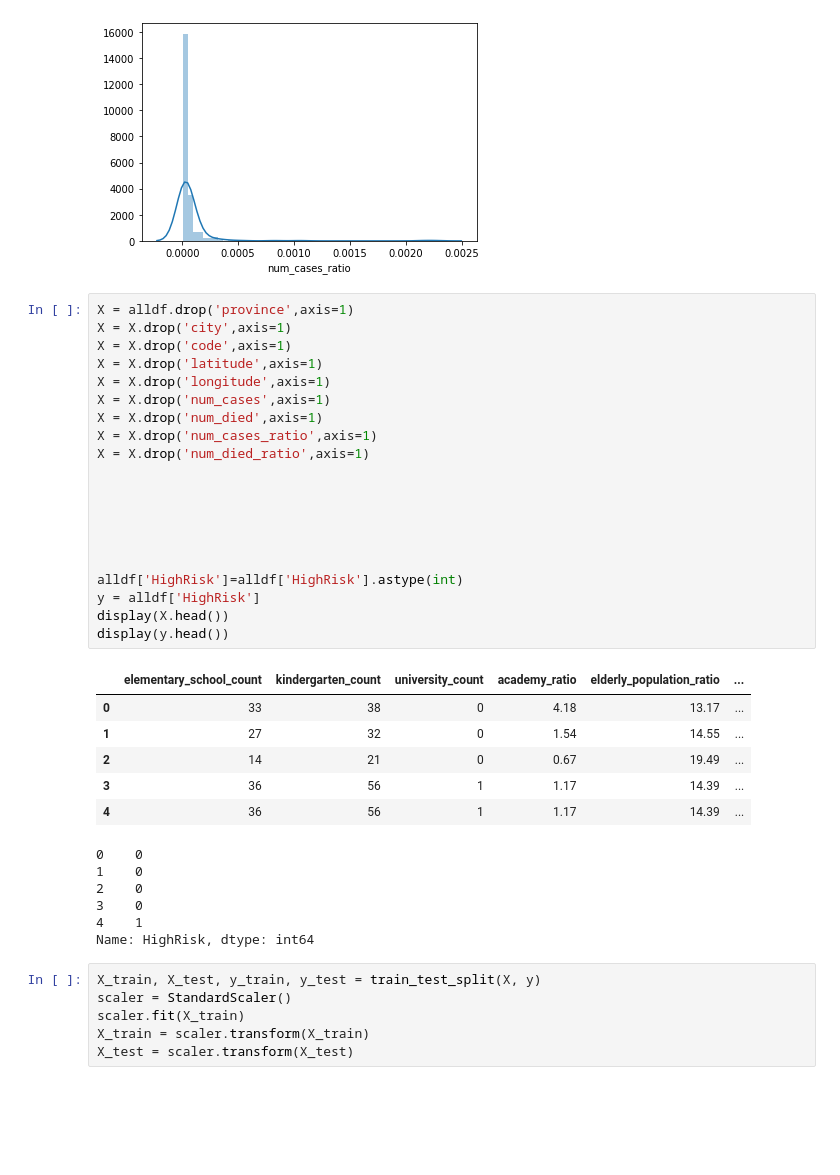
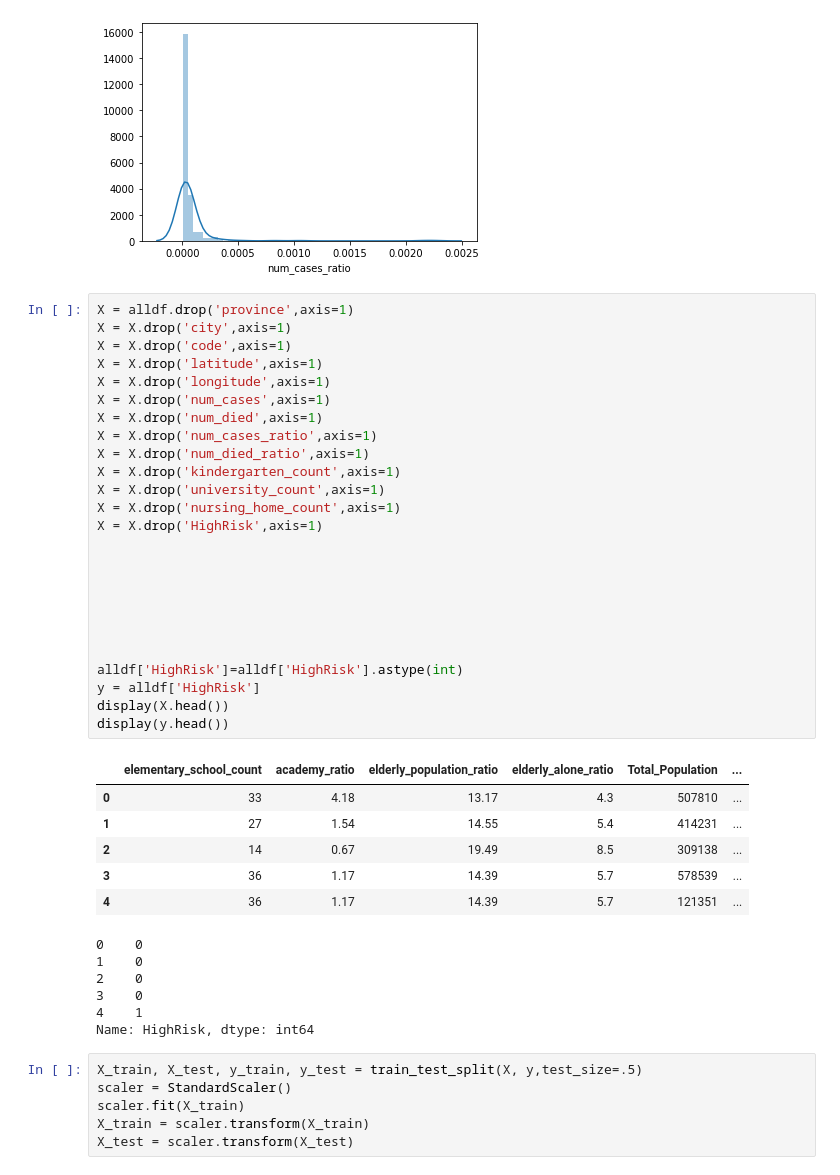
Before and after one commit to Nickjgniklu/FinalProject-CS6830, a Jupyter notebook: RegionsNick.ipynb, the cells around one changed output. Cells and saved outputs as stored; diff of their text form; blank space fills up the shorter version.

```diff
--- a/RegionsNick.ipynb
+++ b/RegionsNick.ipynb
@@ -254,30 +262,35 @@ sns.distplot(alldf.num_cases_ratio)
 # %%
 X = alldf.drop('province',axis=1)
 X = X.drop('city',axis=1)
 X = X.drop('code',axis=1)
 X = X.drop('latitude',axis=1)
 X = X.drop('longitude',axis=1)
 X = X.drop('num_cases',axis=1)
 X = X.drop('num_died',axis=1)
 X = X.drop('num_cases_ratio',axis=1)
 X = X.drop('num_died_ratio',axis=1)
+X = X.drop('kindergarten_count',axis=1)
+X = X.drop('university_count',axis=1)
+X = X.drop('nursing_home_count',axis=1)
+X = X.drop('HighRisk',axis=1)
+
 
 
 
 
 
 
 alldf['HighRisk']=alldf['HighRisk'].astype(int)
 y = alldf['HighRisk']
 display(X.head())
 display(y.head())
 # %% [output]
-|  | elementary_school_count | kindergarten_count | university_count | academy_ratio | elderly_population_ratio | ... |
-| 0 | 33 | 38 | 0 | 4.18 | 13.17 | ... |
-| 1 | 27 | 32 | 0 | 1.54 | 14.55 | ... |
-| 2 | 14 | 21 | 0 | 0.67 | 19.49 | ... |
-| 3 | 36 | 56 | 1 | 1.17 | 14.39 | ... |
-| 4 | 36 | 56 | 1 | 1.17 | 14.39 | ... |
+|  | elementary_school_count | academy_ratio | elderly_population_ratio | elderly_alone_ratio | Total_Population | ... |
+| 0 | 33 | 4.18 | 13.17 | 4.3 | 507810 | ... |
+| 1 | 27 | 1.54 | 14.55 | 5.4 | 414231 | ... |
+| 2 | 14 | 0.67 | 19.49 | 8.5 | 309138 | ... |
+| 3 | 36 | 1.17 | 14.39 | 5.7 | 578539 | ... |
+| 4 | 36 | 1.17 | 14.39 | 5.7 | 121351 | ... |
 0    0
 1    0
 2    0
@@ -285,7 +298,7 @@ display(y.head())
 4    1
 Name: HighRisk, dtype: int64
 # %%
-X_train, X_test, y_train, y_test = train_test_split(X, y)
+X_train, X_test, y_train, y_test = train_test_split(X, y,test_size=.5)
 scaler = StandardScaler()
 scaler.fit(X_train)
 X_train = scaler.transform(X_train)
```
Also changed, not shown: parts of 9 cells of this notebook.
